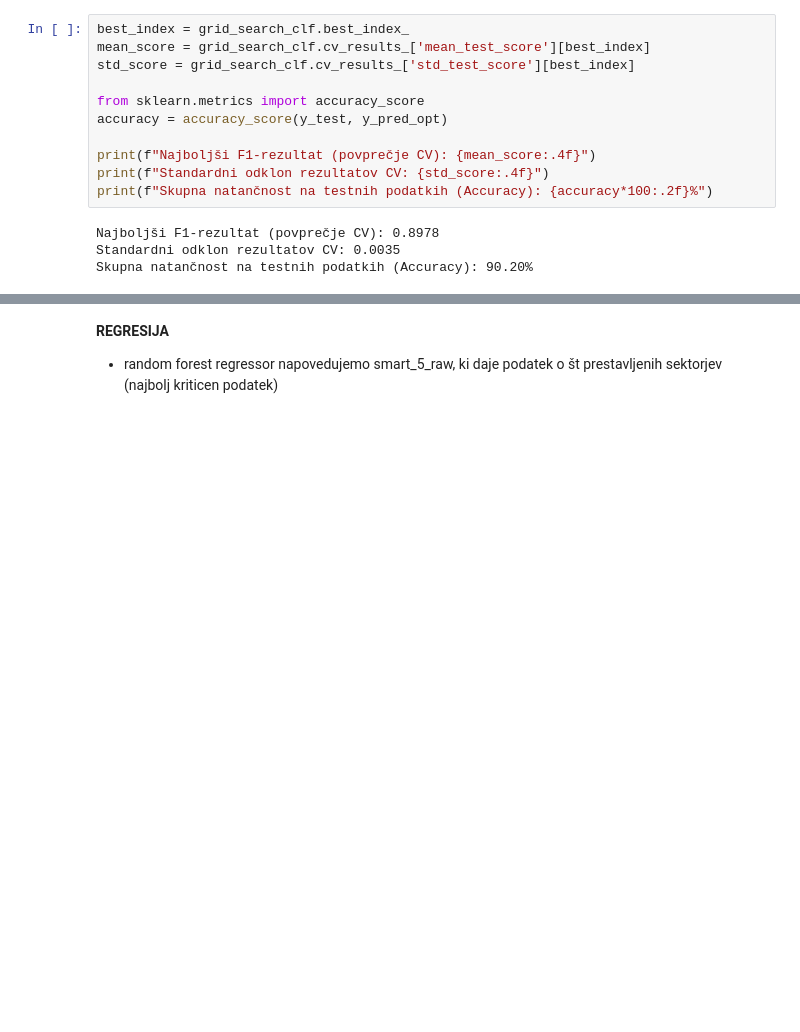
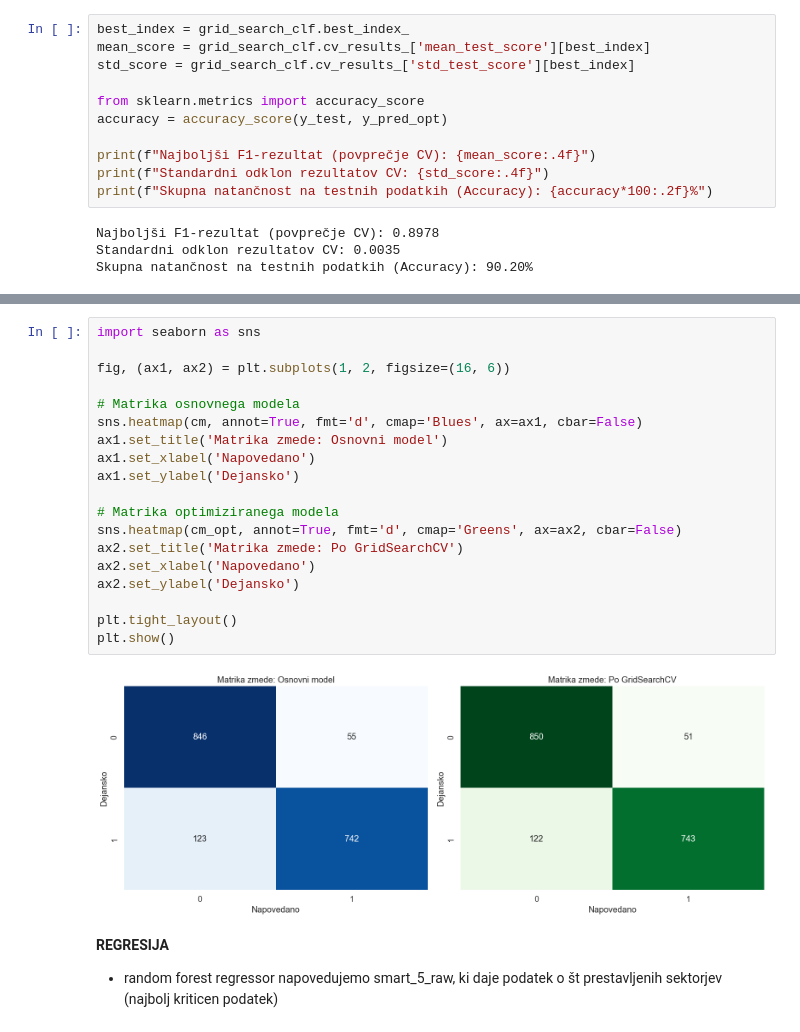
Before and after one commit to Luka-Petek/diskFailurePrediction, a Jupyter notebook: predict.ipynb, the cells around one changed output, grey strips where cells are left out. Cells and saved outputs as stored; diff of their text form; blank space fills up the shorter version.

```diff
--- a/predict.ipynb
+++ b/predict.ipynb
@@ -781,3 +828,24 @@ Skupna natančnost na testnih podatkih (Accuracy): 90.20%
+# %%
+import seaborn as sns
+
+fig, (ax1, ax2) = plt.subplots(1, 2, figsize=(16, 6))
+
+# Matrika osnovnega modela
+sns.heatmap(cm, annot=True, fmt='d', cmap='Blues', ax=ax1, cbar=False)
+ax1.set_title('Matrika zmede: Osnovni model')
+ax1.set_xlabel('Napovedano')
+ax1.set_ylabel('Dejansko')
+
+# Matrika optimiziranega modela
+sns.heatmap(cm_opt, annot=True, fmt='d', cmap='Greens', ax=ax2, cbar=False)
+ax2.set_title('Matrika zmede: Po GridSearchCV')
+ax2.set_xlabel('Napovedano')
+ax2.set_ylabel('Dejansko')
+
+plt.tight_layout()
+plt.show()
+# %% [output]
+[figure, added]
 # %% [markdown]
 **REGRESIJA**
 
```
Also changed, not shown: parts of 11 cells of this notebook.
